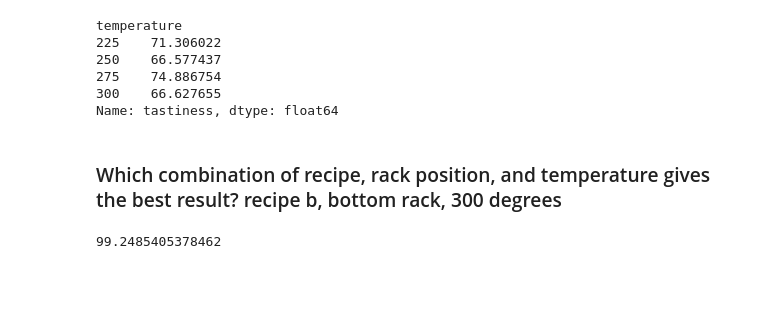
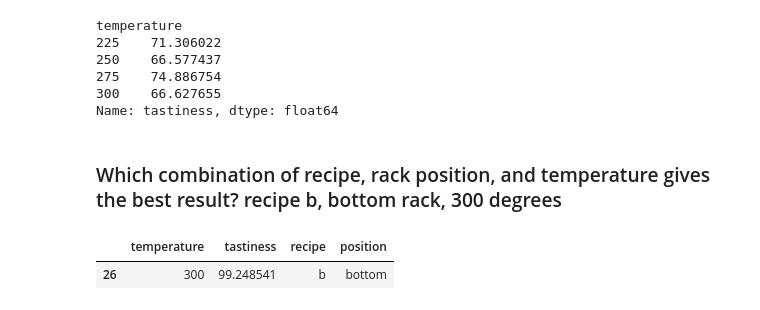
Before and after one commit to johngrinstead/classification-exercises, a Jupyter notebook: tidy_data.ipynb, the cells around one changed output. Saved outputs shown, nothing was run; the diff lists cells and outputs as text; code cells hidden in the pictures; blank space fills up the shorter version.

```diff
--- a/tidy_data.ipynb
+++ b/tidy_data.ipynb
@@ -461,7 +479,8 @@ temperature
 Name: tastiness, dtype: float64
 # %% [markdown]
 ### Which combination of recipe, rack position, and temperature gives the best result? recipe b, bottom rack, 300 degrees
-# %%
-cake_recipes.tastiness.max()
-# %% [output]
-99.2485405378462
+# %%
+cake_recipes.sort_values(by = 'tastiness').tail(1)
+# %% [output]
+|  | temperature | tastiness | recipe | position |
+| 26 | 300 | 99.248541 | b | bottom |
```
Also changed, not shown: parts of 2 cells of this notebook.
